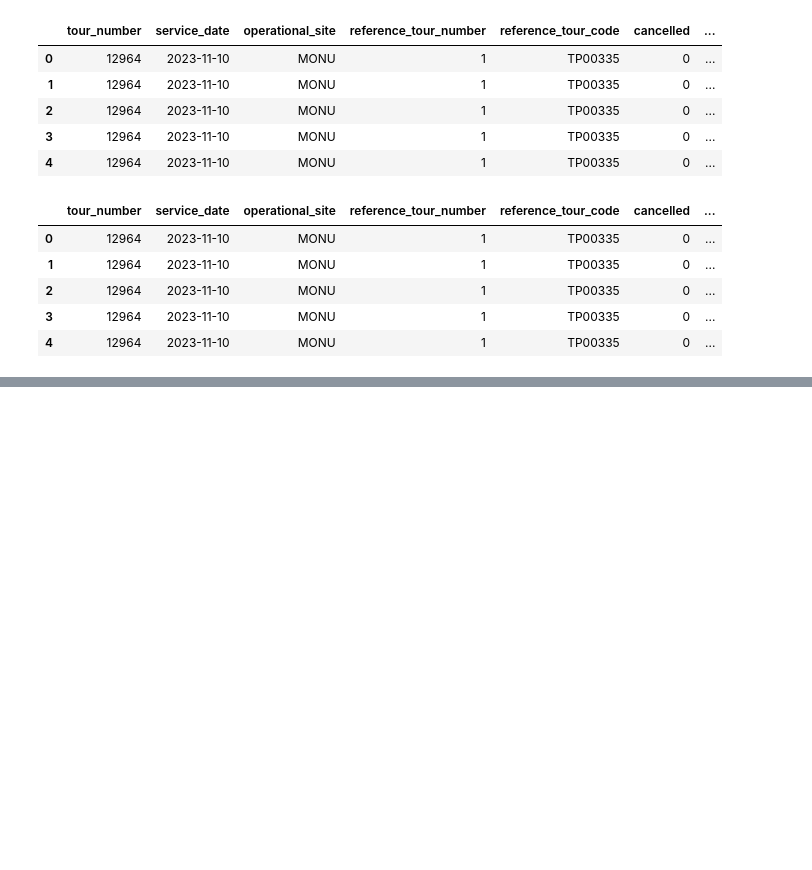
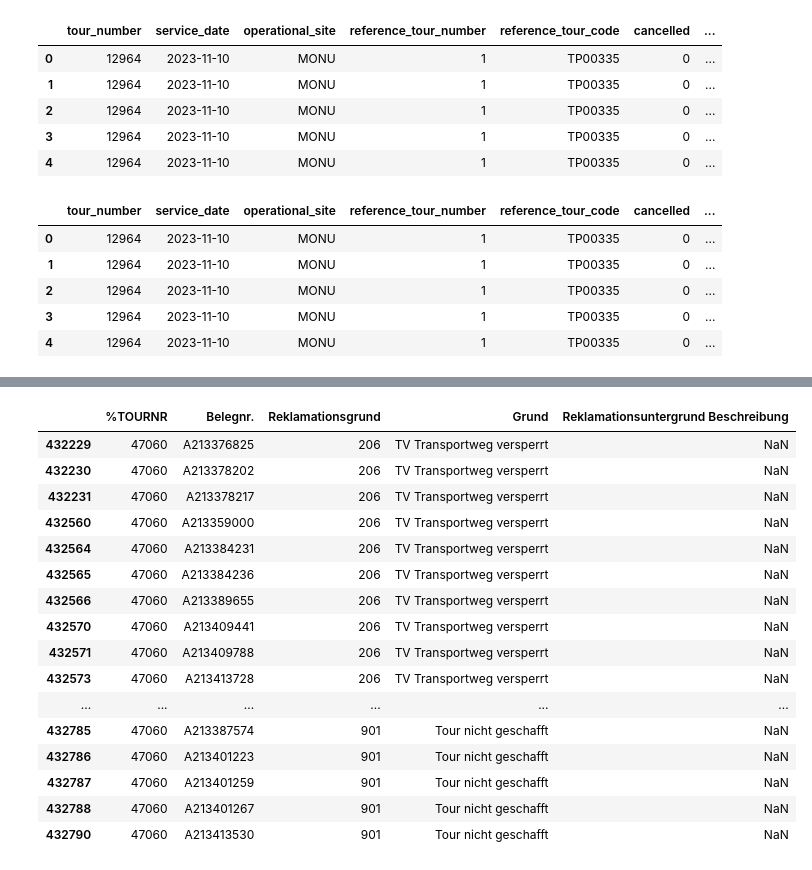
Before and after one commit to baz263/n3xtcoder, a Jupyter notebook: EDA_01.ipynb, the cells around one changed output, grey strips where cells are left out. Drawn from its saved outputs; the diff is of its cells as text; code cells hidden in the pictures; blank space fills up the shorter version.

```diff
--- a/EDA_01.ipynb
+++ b/EDA_01.ipynb
@@ -478,0 +512,20 @@ tours_auftrag_staff.head()
+# %%
+reklmationen[reklmationen['%TOURNR'] == 47060]
+# %% [output]
+|  | %TOURNR | Belegnr. | Reklamationsgrund | Grund | Reklamationsuntergrund Beschreibung |
+| 432229 | 47060 | A213376825 | 206 | TV Transportweg versperrt | NaN |
+| 432230 | 47060 | A213378202 | 206 | TV Transportweg versperrt | NaN |
+| 432231 | 47060 | A213378217 | 206 | TV Transportweg versperrt | NaN |
+| 432560 | 47060 | A213359000 | 206 | TV Transportweg versperrt | NaN |
+| 432564 | 47060 | A213384231 | 206 | TV Transportweg versperrt | NaN |
+| 432565 | 47060 | A213384236 | 206 | TV Transportweg versperrt | NaN |
+| 432566 | 47060 | A213389655 | 206 | TV Transportweg versperrt | NaN |
+| 432570 | 47060 | A213409441 | 206 | TV Transportweg versperrt | NaN |
+| 432571 | 47060 | A213409788 | 206 | TV Transportweg versperrt | NaN |
+| 432573 | 47060 | A213413728 | 206 | TV Transportweg versperrt | NaN |
+| ... | ... | ... | ... | ... | ... |
+| 432785 | 47060 | A213387574 | 901 | Tour nicht geschafft | NaN |
+| 432786 | 47060 | A213401223 | 901 | Tour nicht geschafft | NaN |
+| 432787 | 47060 | A213401259 | 901 | Tour nicht geschafft | NaN |
+| 432788 | 47060 | A213401267 | 901 | Tour nicht geschafft | NaN |
+| 432790 | 47060 | A213413530 | 901 | Tour nicht geschafft | NaN |
```
Also changed, not shown: parts of 15 cells of this notebook, 2 other files.
